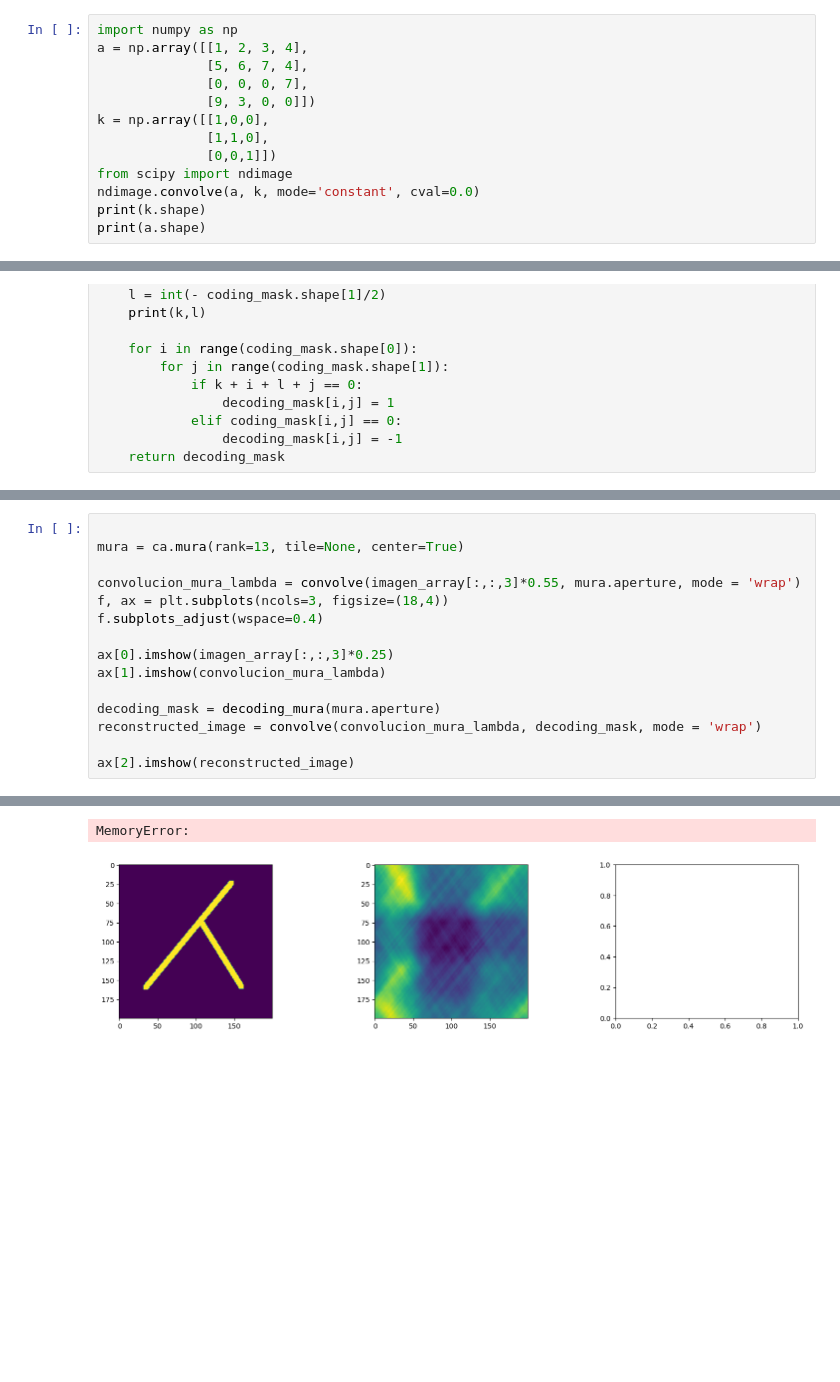
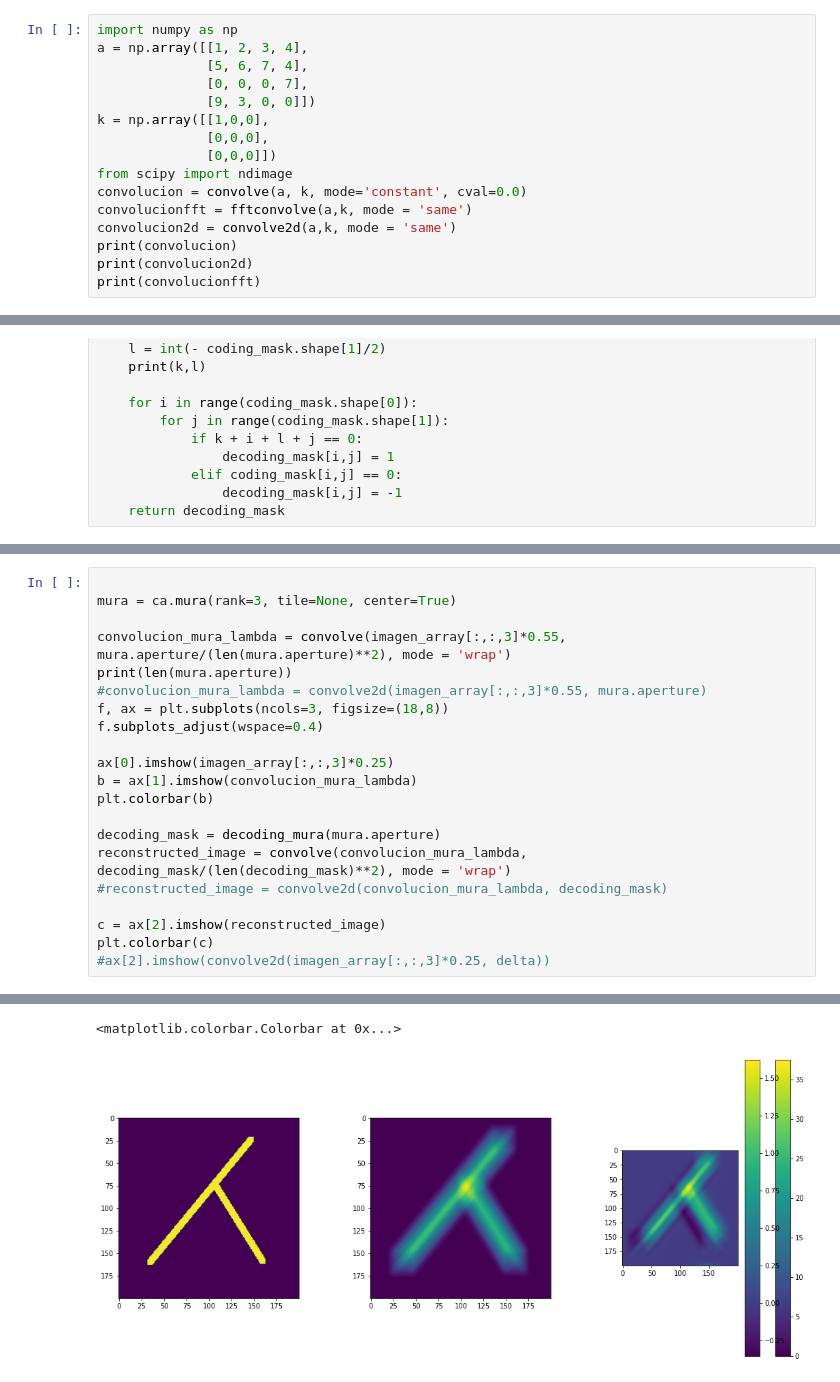
Before and after one commit to Eitan-Sprejer/CodedAperture, a Jupyter notebook: convolucion.ipynb, the cells around one changed output, grey strips where cells are left out. Saved outputs shown, nothing was run; the diff lists cells and outputs as text; blank space fills up the shorter version.

```diff
--- a/convolucion.ipynb
+++ b/convolucion.ipynb
@@ -63,10 +79,13 @@ a = np.array([[1, 2, 3, 4],
               [0, 0, 0, 7],
               [9, 3, 0, 0]])
 k = np.array([[1,0,0],
-              [1,1,0],
-              [0,0,1]])
+              [0,0,0],
+              [0,0,0]])
 from scipy import ndimage
-ndimage.convolve(a, k, mode='constant', cval=0.0)
-print(k.shape)
-print(a.shape)
+convolucion = convolve(a, k, mode='constant', cval=0.0)
+convolucionfft = fftconvolve(a,k, mode = 'same')
+convolucion2d = convolve2d(a,k, mode = 'same')
+print(convolucion)
+print(convolucion2d)
+print(convolucionfft)
 # %% [output]
@@ -315,18 +452,24 @@ def decoding_mura(coding_mask):
 # %%
 
-mura = ca.mura(rank=13, tile=None, center=True)
+mura = ca.mura(rank=3, tile=None, center=True)
 
-convolucion_mura_lambda = convolve(imagen_array[:,:,3]*0.55, mura.aperture, mode = 'wrap')
-f, ax = plt.subplots(ncols=3, figsize=(18,4))
+convolucion_mura_lambda = convolve(imagen_array[:,:,3]*0.55, mura.aperture/(len(mura.aperture)**2), mode = 'wrap')
+print(len(mura.aperture))
+#convolucion_mura_lambda = convolve2d(imagen_array[:,:,3]*0.55, mura.aperture)
+f, ax = plt.subplots(ncols=3, figsize=(18,8))
 f.subplots_adjust(wspace=0.4)
 
 ax[0].imshow(imagen_array[:,:,3]*0.25)
-ax[1].imshow(convolucion_mura_lambda)
+b = ax[1].imshow(convolucion_mura_lambda)
+plt.colorbar(b)
 
 decoding_mask = decoding_mura(mura.aperture)
-reconstructed_image = convolve(convolucion_mura_lambda, decoding_mask, mode = 'wrap')
+reconstructed_image = convolve(convolucion_mura_lambda, decoding_mask/(len(decoding_mask)**2), mode = 'wrap')
+#reconstructed_image = convolve2d(convolucion_mura_lambda, decoding_mask)
 
-ax[2].imshow(reconstructed_image)
+c = ax[2].imshow(reconstructed_image)
+plt.colorbar(c)
+#ax[2].imshow(convolve2d(imagen_array[:,:,3]*0.25, delta))
 # %% [output]
 Modified Uniformly Redundant Array
 ----------------------------------
@@ -339,5 +483,5 @@ height: 226
-MemoryError:
+<matplotlib.colorbar.Colorbar at 0x...>
-[figure, old version]
+[figure, new version]
 # %%
 f, ax = plt.subplots(ncols=2, figsize=(18,4))
 f.subplots_adjust(wspace=0.4)
```
Also changed, not shown: parts of 32 cells of this notebook.
